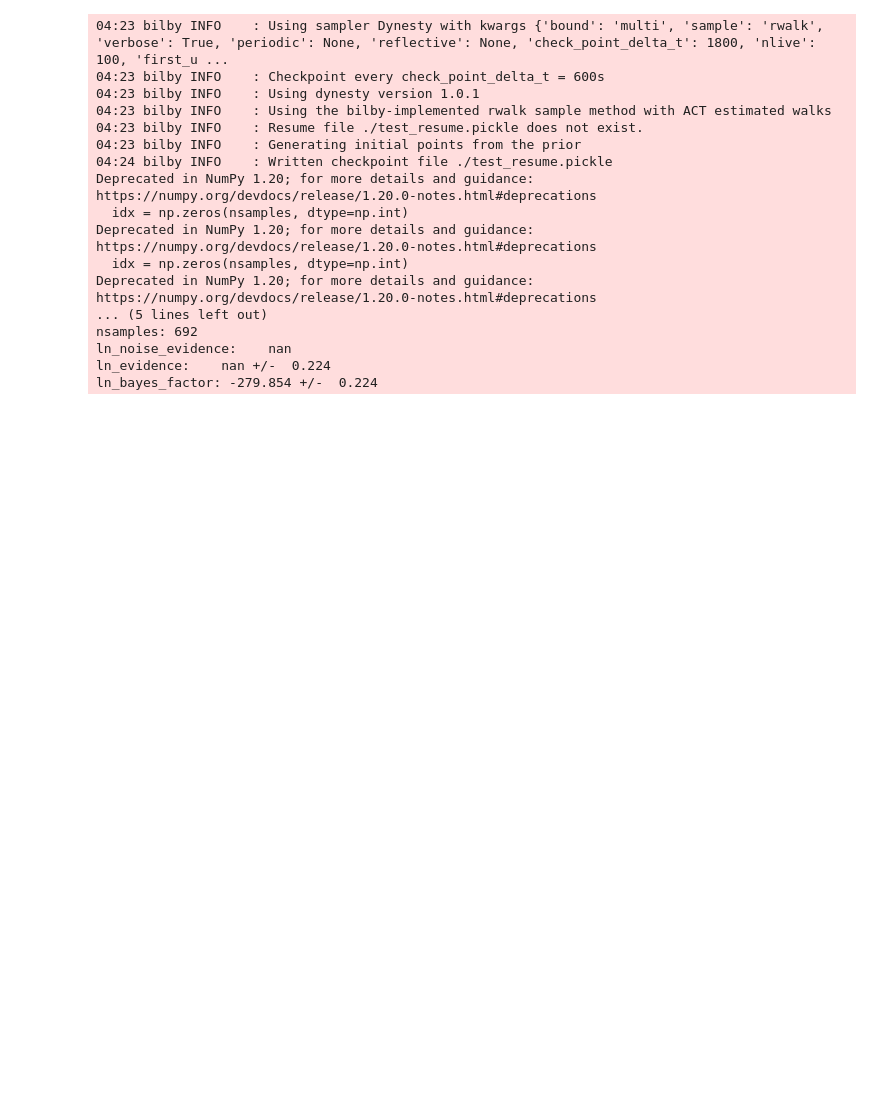
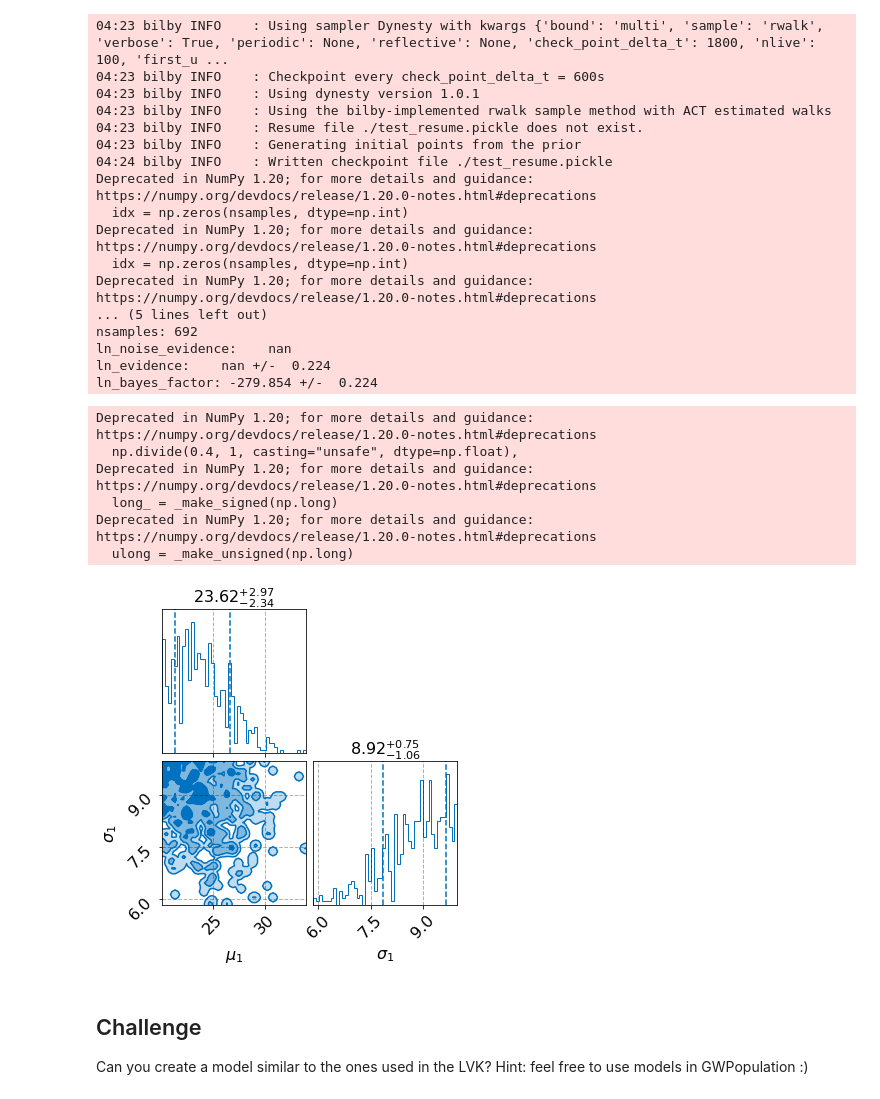
Before and after one commit to shanikagalaudage/tutorials, a Jupyter notebook: population_models_and_inference.ipynb, the cells around one changed output. Saved outputs shown, nothing was run; the diff lists cells and outputs as text; code cells hidden in the pictures; blank space fills up the shorter version.

```diff
--- a/population_models_and_inference.ipynb
+++ b/population_models_and_inference.ipynb
@@ -285,3 +285,18 @@ nsamples: 692
 ln_noise_evidence:    nan
 ln_evidence:    nan +/-  0.224
 ln_bayes_factor: -279.854 +/-  0.224
+# %%
+#plot results
+
+result.plot_corner()
+# %% [output]
+Deprecated in NumPy 1.20; for more details and guidance: https://numpy.org/devdocs/release/1.20.0-notes.html#deprecations
+  np.divide(0.4, 1, casting="unsafe", dtype=np.float),
+Deprecated in NumPy 1.20; for more details and guidance: https://numpy.org/devdocs/release/1.20.0-notes.html#deprecations
+  long_ = _make_signed(np.long)
+Deprecated in NumPy 1.20; for more details and guidance: https://numpy.org/devdocs/release/1.20.0-notes.html#deprecations
+  ulong = _make_unsigned(np.long)
+[figure, added]
+# %% [markdown]
+## Challenge
+Can you create a model similar to the ones used in the LVK? Hint: feel free to use models in GWPopulation :)
```
